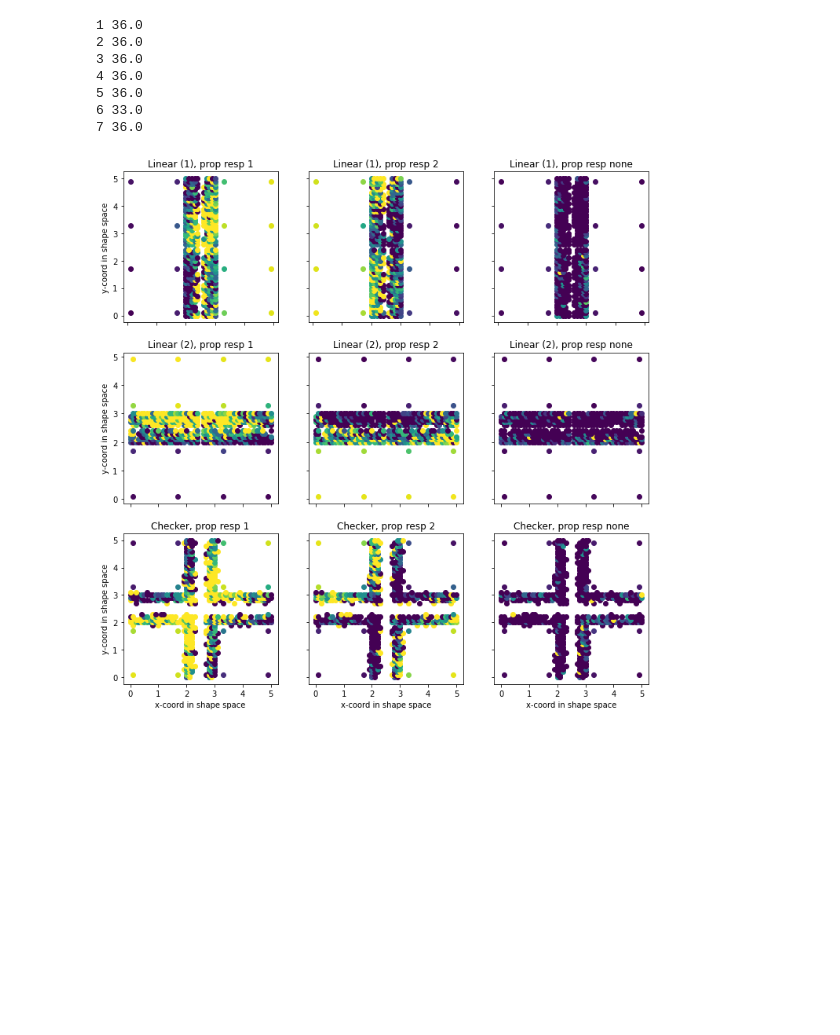
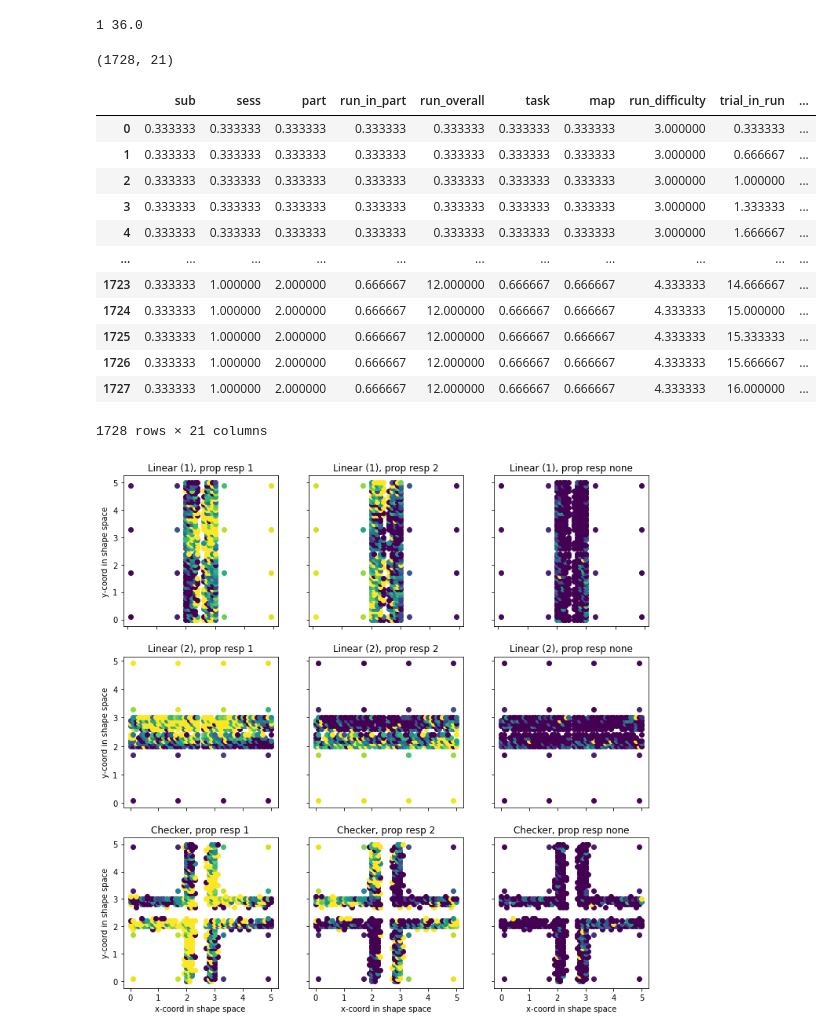
Before and after one commit to mmhenderson/shapeDim, a Jupyter notebook: Analysis/analyze_behav/ana_behav_maintask.ipynb, the cells around one changed output. Saved outputs shown, nothing was run; the diff lists cells and outputs as text; code cells hidden in the pictures; blank space fills up the shorter version.

```diff
--- a/Analysis/analyze_behav/ana_behav_scanner.ipynb
+++ b/Analysis/analyze_behav/ana_behav_maintask.ipynb
@@ -18,7 +18,8 @@ sublist = [1,2,3,4,5,6,7]
 all_grid_points = grid_utils.get_full_grid()
 n_pts_all_grid = all_grid_points.shape[0]
 # %%
-subjects = np.arange(1,8)
+# subjects = np.arange(1,8)
+subjects = [1]
 n_subj = len(subjects)
 
 task_names = ['Linear (1)','Linear (2)','Checker'];
@@ -91,12 +92,26 @@ for si, ss in enumerate(subjects):
         n_resp_each_point[si,task_ind,grid_point_ind[0], resp_ind] +=1
 # %% [output]
 1 36.0
-2 36.0
-3 36.0
-4 36.0
-5 36.0
-6 33.0
-7 36.0
+# %%
+bdat.shape
+# %% [output]
+(1728, 21)
+# %%
+bdat/3
+# %% [output]
+|  | sub | sess | part | run_in_part | run_overall | task | map | run_difficulty | trial_in_run | ... |
+| 0 | 0.333333 | 0.333333 | 0.333333 | 0.333333 | 0.333333 | 0.333333 | 0.333333 | 3.000000 | 0.333333 | ... |
+| 1 | 0.333333 | 0.333333 | 0.333333 | 0.333333 | 0.333333 | 0.333333 | 0.333333 | 3.000000 | 0.666667 | ... |
+| 2 | 0.333333 | 0.333333 | 0.333333 | 0.333333 | 0.333333 | 0.333333 | 0.333333 | 3.000000 | 1.000000 | ... |
+| 3 | 0.333333 | 0.333333 | 0.333333 | 0.333333 | 0.333333 | 0.333333 | 0.333333 | 3.000000 | 1.333333 | ... |
+| 4 | 0.333333 | 0.333333 | 0.333333 | 0.333333 | 0.333333 | 0.333333 | 0.333333 | 3.000000 | 1.666667 | ... |
+| ... | ... | ... | ... | ... | ... | ... | ... | ... | ... | ... |
+| 1723 | 0.333333 | 1.000000 | 2.000000 | 0.666667 | 12.000000 | 0.666667 | 0.666667 | 4.333333 | 14.666667 | ... |
+| 1724 | 0.333333 | 1.000000 | 2.000000 | 0.666667 | 12.000000 | 0.666667 | 0.666667 | 4.333333 | 15.000000 | ... |
+| 1725 | 0.333333 | 1.000000 | 2.000000 | 0.666667 | 12.000000 | 0.666667 | 0.666667 | 4.333333 | 15.333333 | ... |
+| 1726 | 0.333333 | 1.000000 | 2.000000 | 0.666667 | 12.000000 | 0.666667 | 0.666667 | 4.333333 | 15.666667 | ... |
+| 1727 | 0.333333 | 1.000000 | 2.000000 | 0.666667 | 12.000000 | 0.666667 | 0.666667 | 4.333333 | 16.000000 | ... |
+1728 rows × 21 columns
 # %%
 from matplotlib import cm
 
```
Also changed, not shown: 5 other files.
